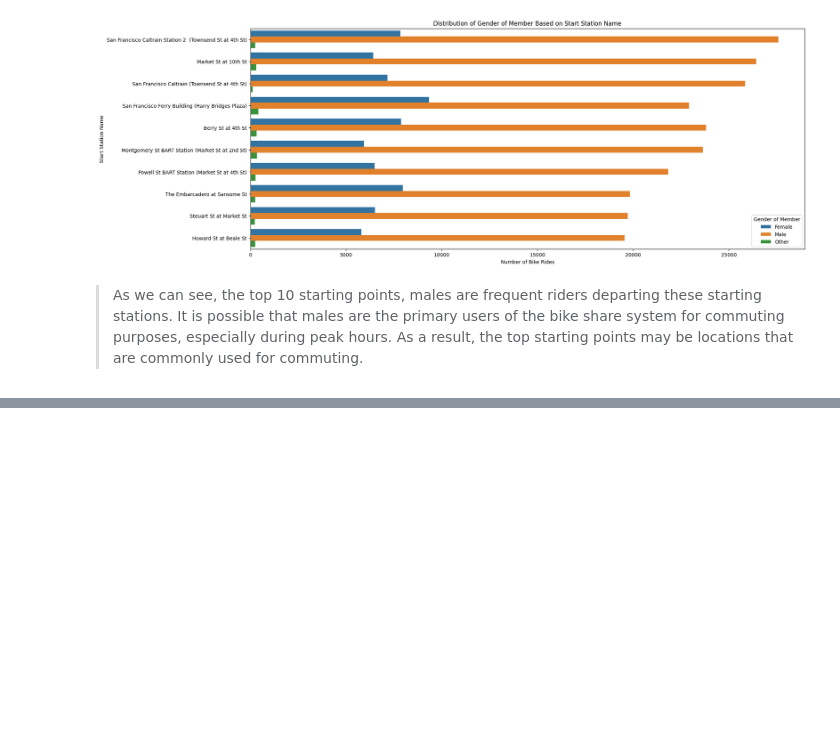
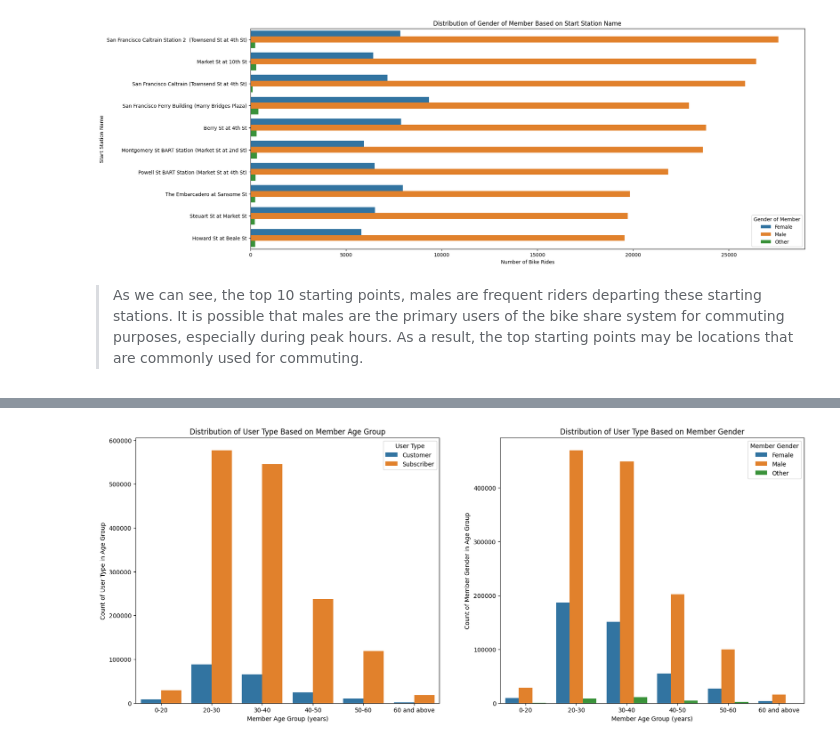
Before and after one commit to kisyular/data-visualization-project, a Jupyter notebook: Part_I_exploration.ipynb, the cells around one changed output, grey strips where cells are left out. Drawn from its saved outputs; the diff is of its cells as text; code cells hidden in the pictures; blank space fills up the shorter version.

Commit message:
FEAT: BIVARARIATE EXPLORATION: CODE FOR AGE GROUP VS COUNT OF USER TYPE/GENDER OF RIDERS

```diff
--- a/Part_I_exploration.ipynb
+++ b/Part_I_exploration.ipynb
@@ -947,0 +951,32 @@ top_stations_data('Gender of Member', 'member_gender')
+# %%
+def plot_bivariate_countplot(x_column, y_column, title, x_label, legend, y_label='Count', pallette=None):
+    sb.countplot(data=cc_bike_data, x=x_column, hue=y_column, palette=pallette)
+    plt.xlabel(x_label)
+    plt.ylabel(y_label)
+    plt.title(title)
+    plt.legend(title=legend);
+# %%
+plt.figure(figsize=[20, 8])
+
+plt.subplot(1, 2, 1)
+# Plot the relationship between `member_age_group` and `user_type` using a clustered bar chart
+plot_bivariate_countplot('member_age_group',
+                        'user_type',
+                        'Distribution of User Type Based on Member Age Group',
+                        'Member Age Group (years)',
+                        'User Type',
+                        'Count of User Type in Age Group',
+                        )
+
+plt.subplot(1, 2, 2)
+# Plot the relationship between `member_age_group` and `member_gender` using a clustered bar chart
+plot_bivariate_countplot(
+    'member_age_group',
+    'member_gender',
+    'Distribution of User Type Based on Member Gender',
+    'Member Age Group (years)',
+    'Member Gender',
+    'Count of Member Gender in Age Group',
+)
+# %% [output]
+[figure, added]
```
Also changed, not shown: parts of 2 cells of this notebook.
